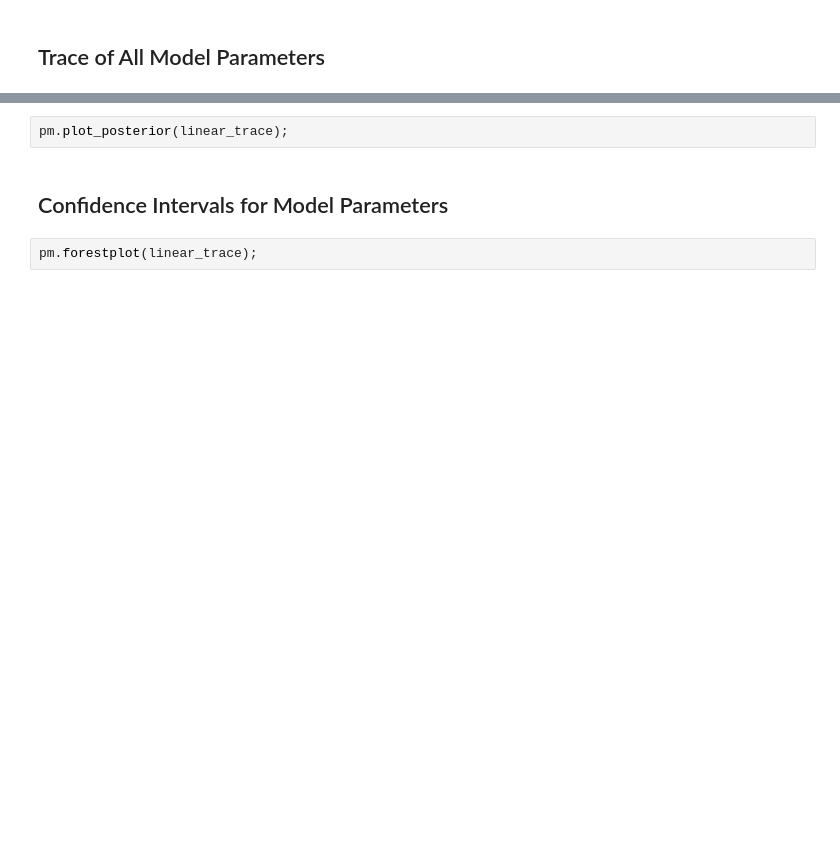
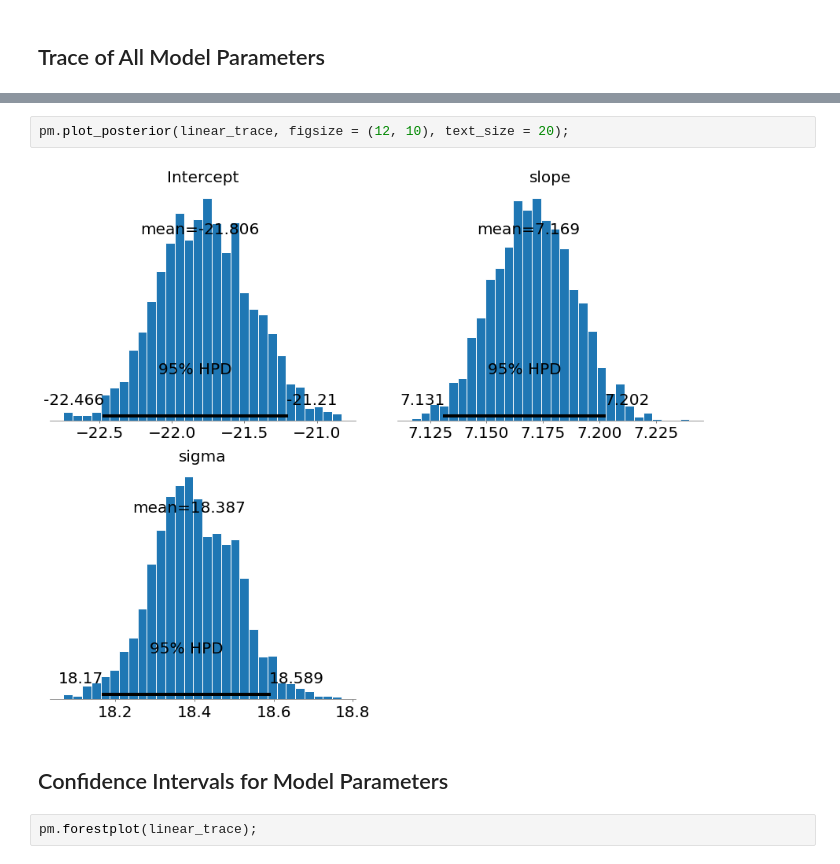
Before and after one commit to WillKoehrsen/Data-Analysis, a Jupyter notebook: bayesian_lr/Bayesian Linear Regression Demonstration.ipynb, the cells around one changed output, grey strips where cells are left out. Drawn from its saved outputs; the diff is of its cells as text; blank space fills up the shorter version.

```diff
--- a/bayesian_lr/Bayesian Linear Regression Demonstration.ipynb
+++ b/bayesian_lr/Bayesian Linear Regression Demonstration.ipynb
@@ -99,5 +176,7 @@ pm.traceplot(linear_trace);
 # %%
-pm.plot_posterior(linear_trace);
+pm.plot_posterior(linear_trace, figsize = (12, 10), text_size = 20);
+# %% [output]
+[figure, added]
 # %% [markdown]
 ## Confidence Intervals for Model Parameters
 # %%
```
Also changed, not shown: parts of 35 cells of this notebook, 9 other files.
